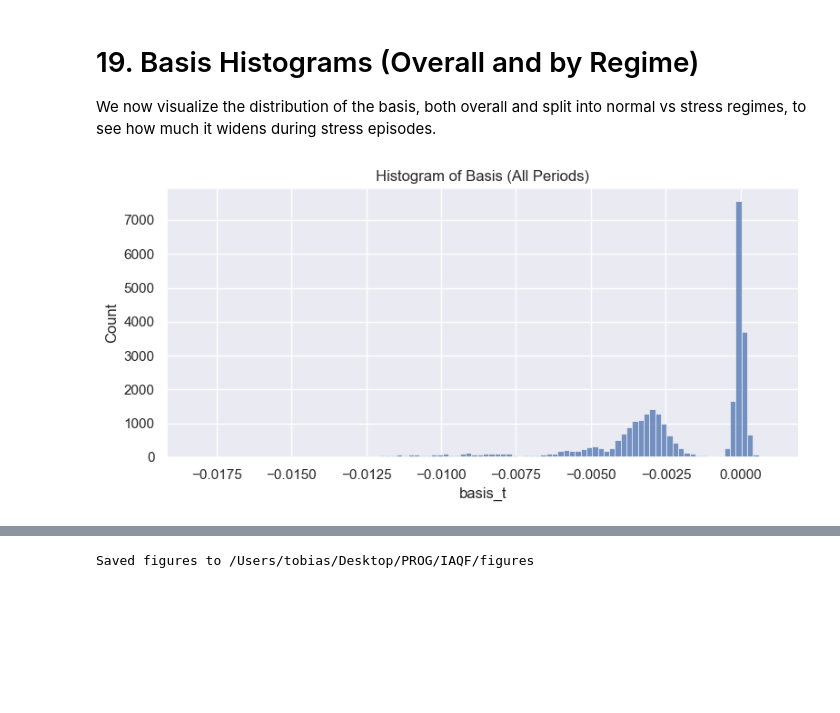
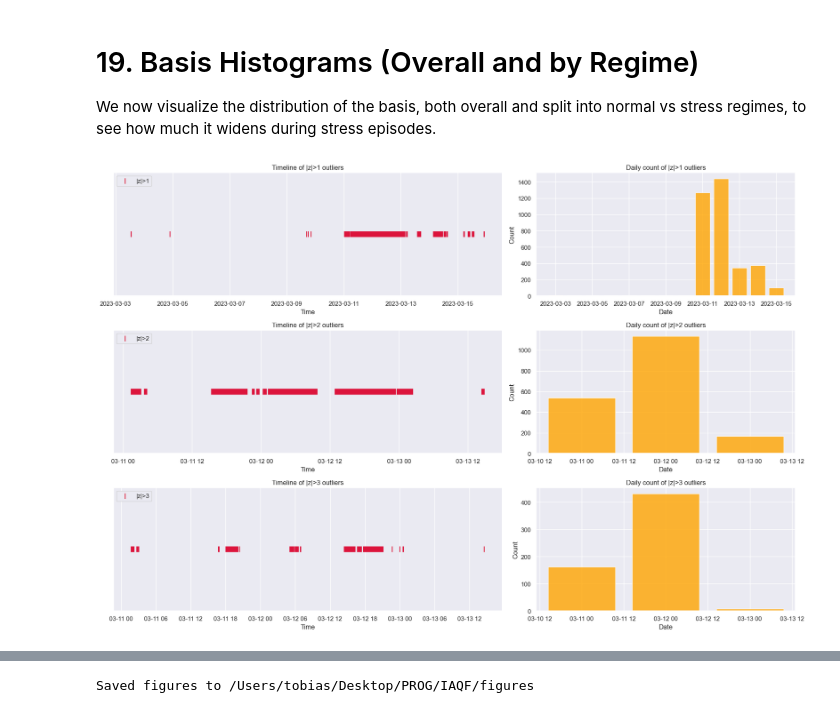
Before and after one commit to Gudbjerg/IAQF_Q1, a Jupyter notebook: notebooks/Q1_cross_currency_basis.ipynb, the cells around one changed output, grey strips where cells are left out. Cells and saved outputs as stored; diff of their text form; code cells hidden in the pictures; blank space fills up the shorter version.

```diff
--- a/notebooks/Q1_cross_currency_basis.ipynb
+++ b/notebooks/Q1_cross_currency_basis.ipynb
@@ -749,72 +749,38 @@ basis_drivers shape: (29697, 18)
 
 We now visualize the distribution of the basis, both overall and split into normal vs stress regimes, to see how much it widens during stress episodes.
 # %%
-# 20. Plot Histograms of Basis (Overall and by Regime)
+# Outlier timeline and frequency analysis for 1, 2, 3 sigma
+import matplotlib.pyplot as plt
+import numpy as np
+import pandas as pd
+import os
 
+fig_dir = PROJECT_ROOT / "figures"
 
+os.makedirs(fig_dir, exist_ok=True)
+basis_z = (basis_df["basis"] - basis_df["basis"].mean()) / basis_df["basis"].std()
 
-# Overall histogram of basis
-
-fig, ax = plt.subplots(figsize=(8, 4))
-
-sns.histplot(basis_clean["basis"], bins=100, kde=False, ax=ax)
-
-ax.set_title("Histogram of Basis (All Periods)")
-
-ax.set_xlabel("basis_t")
-
+fig, axes = plt.subplots(3, 2, figsize=(18, 12), gridspec_kw={'width_ratios': [3, 2]})
+sigmas = [1, 2, 3]
+for i, sigma in enumerate(sigmas):
+    mask = np.abs(basis_z) > sigma
+    outlier_times = basis_z.index[mask]
+    # Timeline plot (scatter)
+    axes[i, 0].scatter(outlier_times, np.ones_like(outlier_times), marker='|', color='crimson', s=100, label=f'|z|>{sigma}')
+    axes[i, 0].set_ylim(0.8, 1.2)
+    axes[i, 0].set_yticks([])
+    axes[i, 0].set_title(f'Timeline of |z|>{sigma} outliers')
+    axes[i, 0].set_xlabel('Time')
+    axes[i, 0].legend(loc='upper left')
+    # Rolling/daily count plot
+    outlier_series = pd.Series(1, index=outlier_times)
+    daily_counts = outlier_series.resample('D').sum()
+    axes[i, 1].bar(daily_counts.index, daily_counts.values, color='orange', alpha=0.8)
+    axes[i, 1].set_title(f'Daily count of |z|>{sigma} outliers')
+    axes[i, 1].set_xlabel('Date')
+    axes[i, 1].set_ylabel('Count')
 plt.tight_layout()
-
+plt.savefig(fig_dir / 'fig_outlier_timeline_multi.png')
 plt.show()
-
-
-
-# Split by stress regime
-
-fig, axes = plt.subplots(1, 2, figsize=(12, 4), sharey=True)
-
-
-
-sns.histplot(
-
-    basis_drivers.loc[basis_drivers["stress"] == 0, "basis"],
-
-    bins=80,
-
-    kde=False,
-
-    ax=axes[0],
-
-)
-
-axes[0].set_title("Basis Histogram - Normal (stress=0)")
-
-axes[0].set_xlabel("basis_t")
-
-
-
-sns.histplot(
-
-    basis_drivers.loc[basis_drivers["stress"] == 1, "basis"],
-
-    bins=80,
-
-    kde=False,
-
-    color="C1",
-
-    ax=axes[1],
-
-)
-
-axes[1].set_title("Basis Histogram - Stress (stress=1)")
-
-axes[1].set_xlabel("basis_t")
-
-
-
-plt.tight_layout()
-
-plt.show()
 # %% [output]
-[figure, old version]
+[figure, new version]
```
Also changed, not shown: parts of 19 cells of this notebook, 8 other files.
